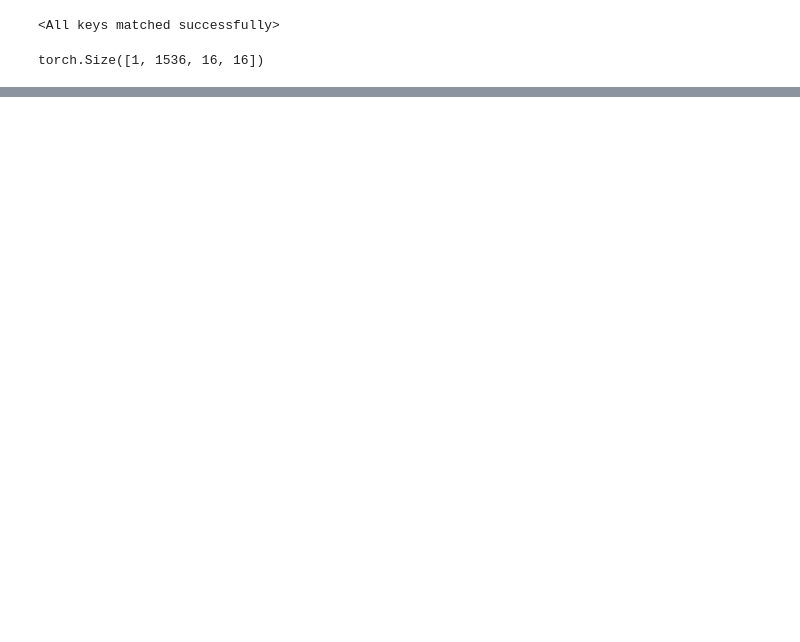
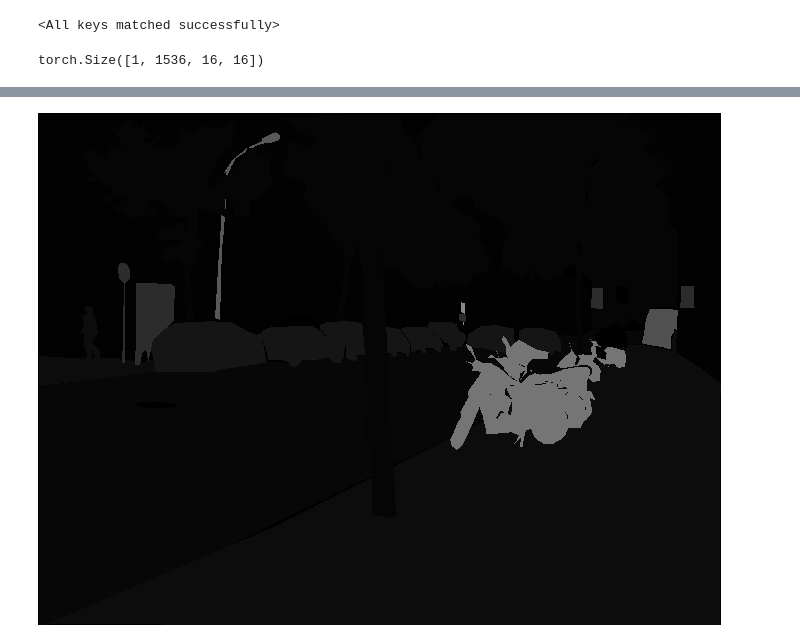
Before and after one commit to danjacobellis/CMMR, a Jupyter notebook: dinov2_seg.ipynb, the cells around one changed output, grey strips where cells are left out. Drawn from its saved outputs; the diff is of its cells as text; code cells hidden in the pictures; blank space fills up the shorter version.

```diff
--- a/dinov2_seg.ipynb
+++ b/dinov2_seg.ipynb
@@ -63,0 +75,4 @@ ToPILImage()(z[0].to(torch.uint8))
+# %%
+ade20k[0]['annotation']
+# %% [output]
+[figure, added]
```
Also changed, not shown: parts of 11 cells of this notebook.
